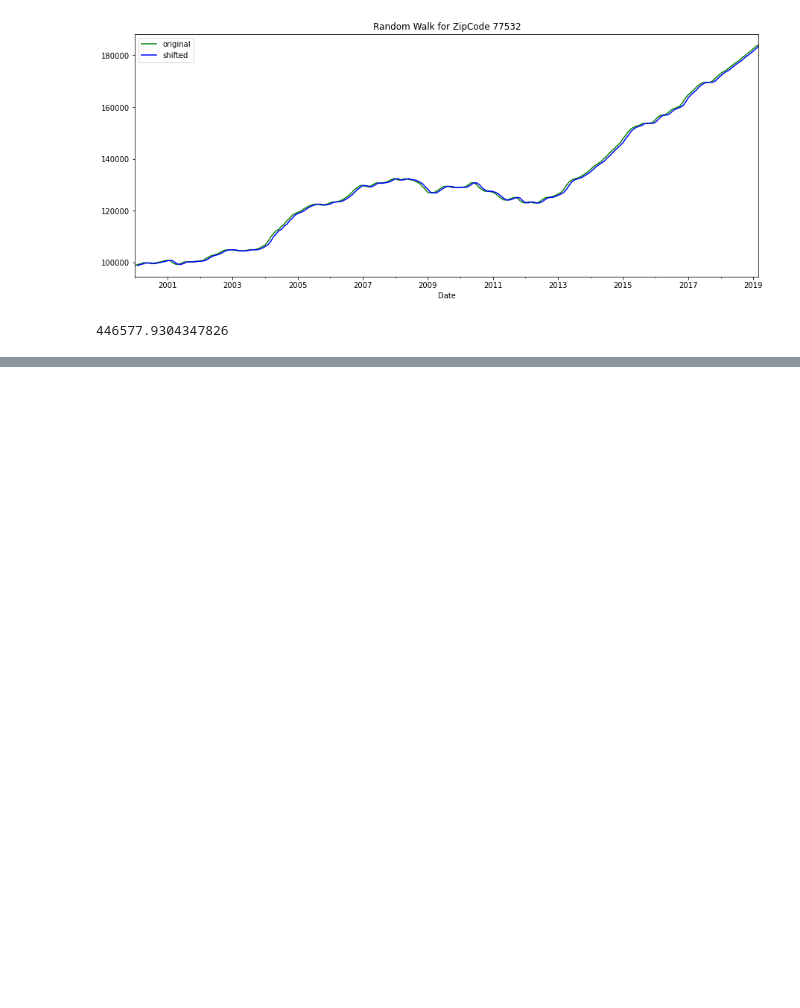
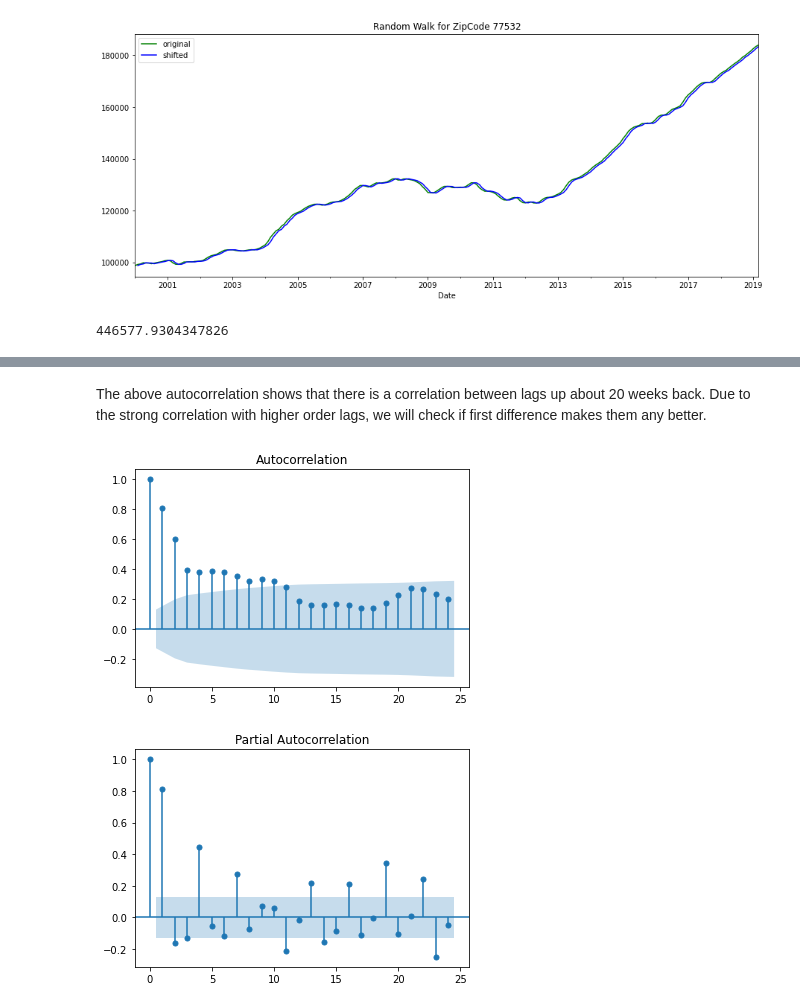
Before and after one commit to ashakeri92/Zillow-Research, a Jupyter notebook: Analysis.ipynb, the cells around one changed output, grey strips where cells are left out. Saved outputs shown, nothing was run; the diff lists cells and outputs as text; code cells hidden in the pictures; blank space fills up the shorter version.

```diff
--- a/Analysis.ipynb
+++ b/Analysis.ipynb
@@ -761,0 +775,9 @@ rmse
+# %% [markdown]
+The above autocorrelation shows that there is a correlation between lags up about 20 weeks back. Due to the strong correlation with higher order lags, we will check if first difference makes them any better.
+# %%
+# 0,1,0 model results
+plot_acf(train.diff().dropna());
+plot_pacf(train.diff().dropna());
+# %% [output]
+[figure, added]
+[figure, added]
```
Also changed, not shown: parts of 9 cells of this notebook.
